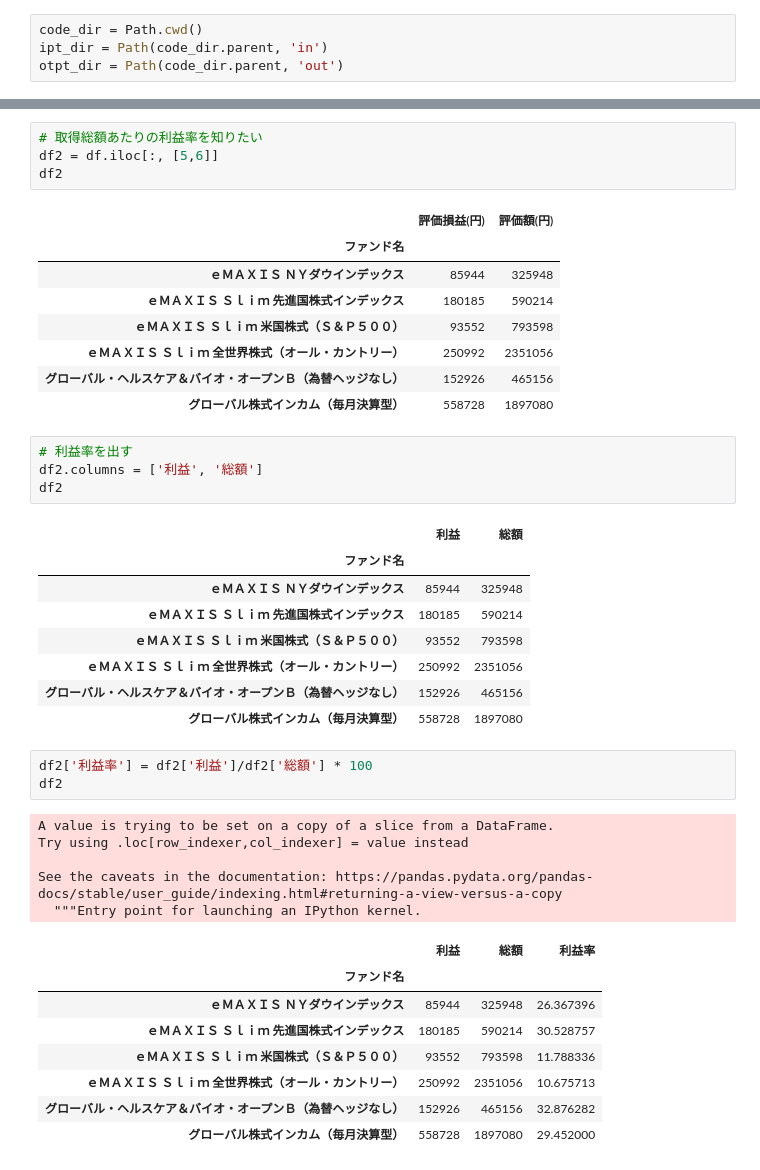
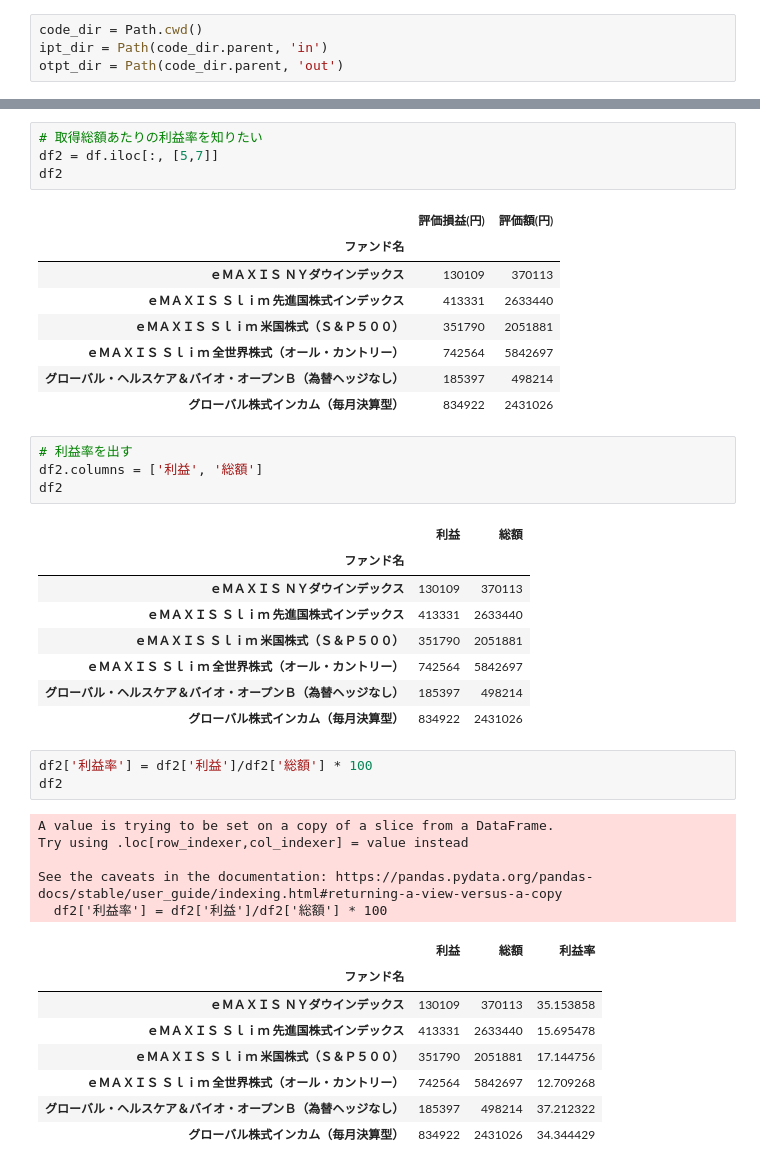
Before and after one commit to rouninnomi/my_small_programs, a Jupyter notebook: ETF比較/code/analysis.ipynb, the cells around one changed output, grey strips where cells are left out. Saved outputs shown, nothing was run; the diff lists cells and outputs as text.

```diff
--- a/ETF比較/code/analysis.ipynb
+++ b/ETF比較/code/analysis.ipynb
@@ -20,16 +20,16 @@ df
 # %%
 # 取得総額あたりの利益率を知りたい
-df2 = df.iloc[:, [5,6]]
+df2 = df.iloc[:, [5,7]]
 df2
 # %% [output]
 |  | 評価損益(円) | 評価額(円) |
 | ファンド名 |  |  |
-| ｅＭＡＸＩＳ ＮＹダウインデックス | 85944 | 325948 |
-| ｅＭＡＸＩＳ Ｓｌｉｍ 先進国株式インデックス | 180185 | 590214 |
-| ｅＭＡＸＩＳ Ｓｌｉｍ 米国株式（Ｓ＆Ｐ５００） | 93552 | 793598 |
-| ｅＭＡＸＩＳ Ｓｌｉｍ 全世界株式（オール・カントリー） | 250992 | 2351056 |
-| グローバル・ヘルスケア＆バイオ・オープンＢ（為替ヘッジなし） | 152926 | 465156 |
-| グローバル株式インカム（毎月決算型） | 558728 | 1897080 |
+| ｅＭＡＸＩＳ ＮＹダウインデックス | 130109 | 370113 |
+| ｅＭＡＸＩＳ Ｓｌｉｍ 先進国株式インデックス | 413331 | 2633440 |
+| ｅＭＡＸＩＳ Ｓｌｉｍ 米国株式（Ｓ＆Ｐ５００） | 351790 | 2051881 |
+| ｅＭＡＸＩＳ Ｓｌｉｍ 全世界株式（オール・カントリー） | 742564 | 5842697 |
+| グローバル・ヘルスケア＆バイオ・オープンＢ（為替ヘッジなし） | 185397 | 498214 |
+| グローバル株式インカム（毎月決算型） | 834922 | 2431026 |
 # %%
 # 利益率を出す
 df2.columns = ['利益', '総額']
@@ -37,12 +37,12 @@ df2
 # %% [output]
 |  | 利益 | 総額 |
 | ファンド名 |  |  |
-| ｅＭＡＸＩＳ ＮＹダウインデックス | 85944 | 325948 |
-| ｅＭＡＸＩＳ Ｓｌｉｍ 先進国株式インデックス | 180185 | 590214 |
-| ｅＭＡＸＩＳ Ｓｌｉｍ 米国株式（Ｓ＆Ｐ５００） | 93552 | 793598 |
-| ｅＭＡＸＩＳ Ｓｌｉｍ 全世界株式（オール・カントリー） | 250992 | 2351056 |
-| グローバル・ヘルスケア＆バイオ・オープンＢ（為替ヘッジなし） | 152926 | 465156 |
-| グローバル株式インカム（毎月決算型） | 558728 | 1897080 |
+| ｅＭＡＸＩＳ ＮＹダウインデックス | 130109 | 370113 |
+| ｅＭＡＸＩＳ Ｓｌｉｍ 先進国株式インデックス | 413331 | 2633440 |
+| ｅＭＡＸＩＳ Ｓｌｉｍ 米国株式（Ｓ＆Ｐ５００） | 351790 | 2051881 |
+| ｅＭＡＸＩＳ Ｓｌｉｍ 全世界株式（オール・カントリー） | 742564 | 5842697 |
+| グローバル・ヘルスケア＆バイオ・オープンＢ（為替ヘッジなし） | 185397 | 498214 |
+| グローバル株式インカム（毎月決算型） | 834922 | 2431026 |
 # %%
 df2['利益率'] = df2['利益']/df2['総額'] * 100
 df2
@@ -51,15 +51,15 @@ A value is trying to be set on a copy of a slice from a DataFrame.
 Try using .loc[row_indexer,col_indexer] = value instead
 
 See the caveats in the documentation: https://pandas.pydata.org/pandas-docs/stable/user_guide/indexing.html#returning-a-view-versus-a-copy
-  """Entry point for launching an IPython kernel.
+  df2['利益率'] = df2['利益']/df2['総額'] * 100
 |  | 利益 | 総額 | 利益率 |
 | ファンド名 |  |  |  |
-| ｅＭＡＸＩＳ ＮＹダウインデックス | 85944 | 325948 | 26.367396 |
-| ｅＭＡＸＩＳ Ｓｌｉｍ 先進国株式インデックス | 180185 | 590214 | 30.528757 |
-| ｅＭＡＸＩＳ Ｓｌｉｍ 米国株式（Ｓ＆Ｐ５００） | 93552 | 793598 | 11.788336 |
-| ｅＭＡＸＩＳ Ｓｌｉｍ 全世界株式（オール・カントリー） | 250992 | 2351056 | 10.675713 |
-| グローバル・ヘルスケア＆バイオ・オープンＢ（為替ヘッジなし） | 152926 | 465156 | 32.876282 |
-| グローバル株式インカム（毎月決算型） | 558728 | 1897080 | 29.452000 |
+| ｅＭＡＸＩＳ ＮＹダウインデックス | 130109 | 370113 | 35.153858 |
+| ｅＭＡＸＩＳ Ｓｌｉｍ 先進国株式インデックス | 413331 | 2633440 | 15.695478 |
+| ｅＭＡＸＩＳ Ｓｌｉｍ 米国株式（Ｓ＆Ｐ５００） | 351790 | 2051881 | 17.144756 |
+| ｅＭＡＸＩＳ Ｓｌｉｍ 全世界株式（オール・カントリー） | 742564 | 5842697 | 12.709268 |
+| グローバル・ヘルスケア＆バイオ・オープンＢ（為替ヘッジなし） | 185397 | 498214 | 37.212322 |
+| グローバル株式インカム（毎月決算型） | 834922 | 2431026 | 34.344429 |
 # %%
 df2 = df2.sort_values('利益率', ascending=False)
 df2
```
Also changed, not shown: parts of 8 cells of this notebook, 20 other files.
